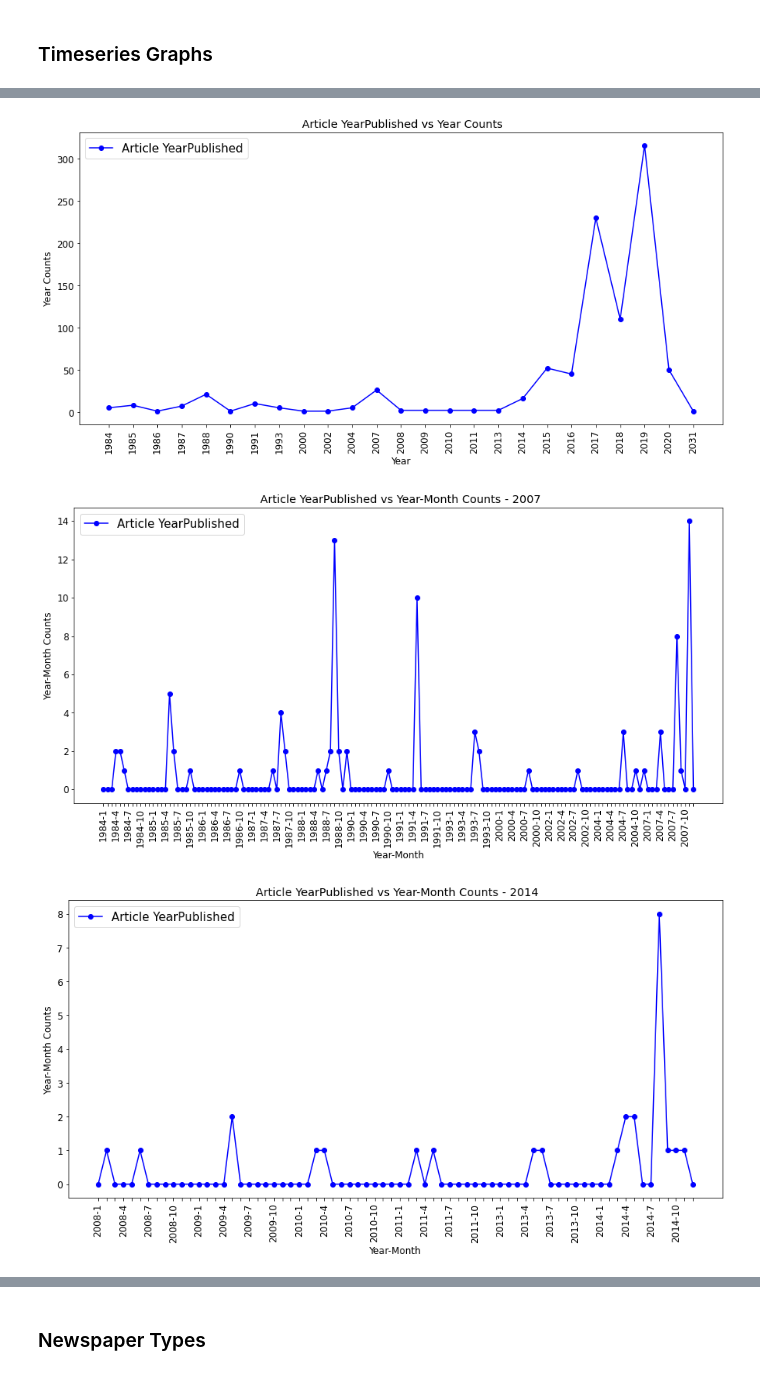
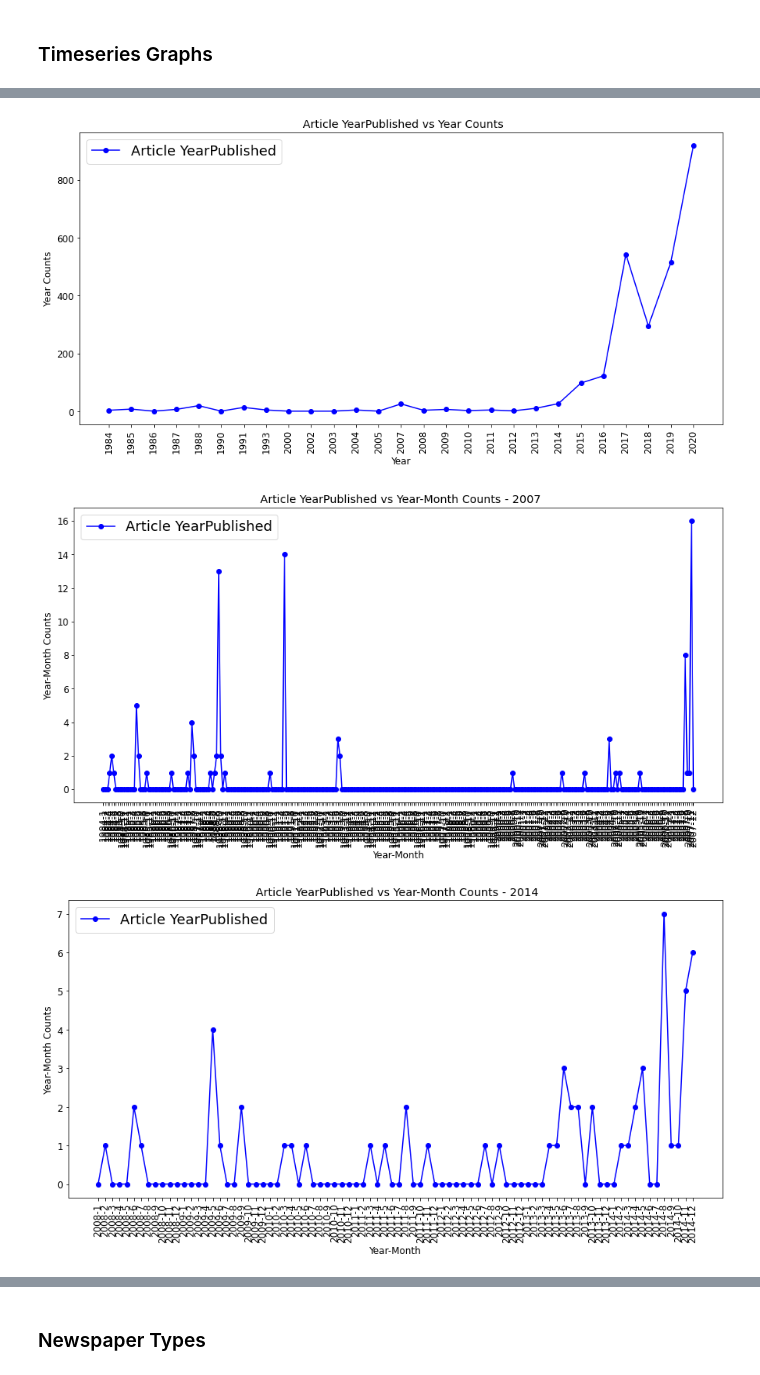
Before and after one commit to Jakwanul-Safin/bangladesh-nlp-flood-research, a Jupyter notebook: classifier/timeseries.ipynb, the cells around one changed output, grey strips where cells are left out. Saved outputs shown, nothing was run; the diff lists cells and outputs as text; code cells hidden in the pictures.

```diff
--- a/classifier/timeseries.ipynb
+++ b/classifier/timeseries.ipynb
@@ -16,5 +17,5 @@ from all_papers import make_id_filename, get_id_data, make_newspaper_filename
 import dateparser
 from fuzzysearch import find_near_matches
 # %%
-df_data = load_data(['data']).fillna('')
+df_data = load_data_tagtog(['../tagtog/output']).fillna('')
 df_data = df_data.loc[df_data['is_flood'].astype(bool)]
@@ -295,34 +40,0 @@ def match_months(list1, list2, year_range = [2017, None]):
-# %%
-def get_month_range(list1, year_range = [2017, None]):
-    dict1_year_months = {i[0]:i[1] for i in list1}
-    set1_years = set([int(i.split('-')[0]) for i in dict1_year_months.keys()])
-    all_years = set1_years
-    if all_years: min_year, max_year = min(all_years), max(all_years)
-    else: min_year, max_year = 2017, 2020
-    min_range = year_range[0] if year_range[0] is not None else min_year
-    max_range = year_range[1] if year_range[1] is not None else max_year
-    all_years = [y for y in range(min_range, max_range+1)]
-    list1_year_months = [str(i)+'-'+str(count) for i in all_years for count in range(1,13)]
-    d1_year_month = {k:dict1_year_months.get(k, 0) for k in list1_year_months}
-    l1 = sorted([(k,v) for k,v in d1_year_month.items()],
-                key=lambda x:(int(x[0].split('-')[0]), int(x[0].split('-')[1])))
-    return l1
-# %%
-def plot_timeseries(l, title='', xlabel='', ylabel='', xticks_rotate=False, skip=False):
-    plt.figure(figsize=(15,7))
-    colors = ['b', 'r', 'g', 'o']
-    for i,entry in enumerate(l):
-        plt.plot([i[0] for i in entry['count_list']], [i[1] for i in entry['count_list']], linestyle='-', marker='o', color=colors[i], label=entry['label'])
-    plt.legend(fontsize=15)
-    plt.title(title)
-    plt.xlabel(xlabel)
-    plt.ylabel(ylabel)
-    if xticks_rotate: plt.xticks(rotation='vertical')
-
-    if skip:
-        ax = plt.gca()
-        temp = ax.xaxis.get_ticklabels()
-        temp = list(set(temp) - set(temp[::3]))
-        for label in temp:
-            label.set_visible(False)
-    plt.show()
@@ -329,7 +44,7 @@ def plot_timeseries(l, title='', xlabel='', ylabel='', xticks_rotate=False, skip
 # %%
 def plot_year_yearmonth(df, main_title='', save_file=None):
     dates_all = query_dataframe(df,{'is_flood':True})['datePublished']
-    yearPublished_count_list, yearPublished_month_count_list = date_counts(parse_all_dates(dates_all))
+    yearPublished_count_list, yearPublished_month_count_list,_ = date_counts(parse_all_dates(dates_all))
 
     yearPublished_month_count_list_2007 = get_month_range(yearPublished_month_count_list, year_range=[None,2007])
     yearPublished_month_count_list_2014 = get_month_range(yearPublished_month_count_list, year_range=[2008,2014])
@@ -438,7 +157,7 @@ get_yearly_data(get_division_articles(df_data,'barisal'), 'timeseries_data/yearP
 # %% [markdown]
 ### Timeseries Graphs
 # %%
-plot_year_yearmonth(df_data, '', 'all.json')
+plot_year_yearmonth(df_data, '', 'timeseries_data/all.json')
 # %% [output]
 ('No Date Present', 'None') None
 ('No Date Present', 'None') None
@@ -454,5 +177,5 @@ plot_year_yearmonth(df_data, '', 'all.json')
 ('No Date Present', 'None') None
 ('No Date Present', 'None') None
-[figure, old version]
+[figure, new version]
-[figure, old version]
+[figure, new version]
-[figure, old version]
+[figure, new version]
```
Also changed, not shown: parts of 35 cells of this notebook, 32 other files.
